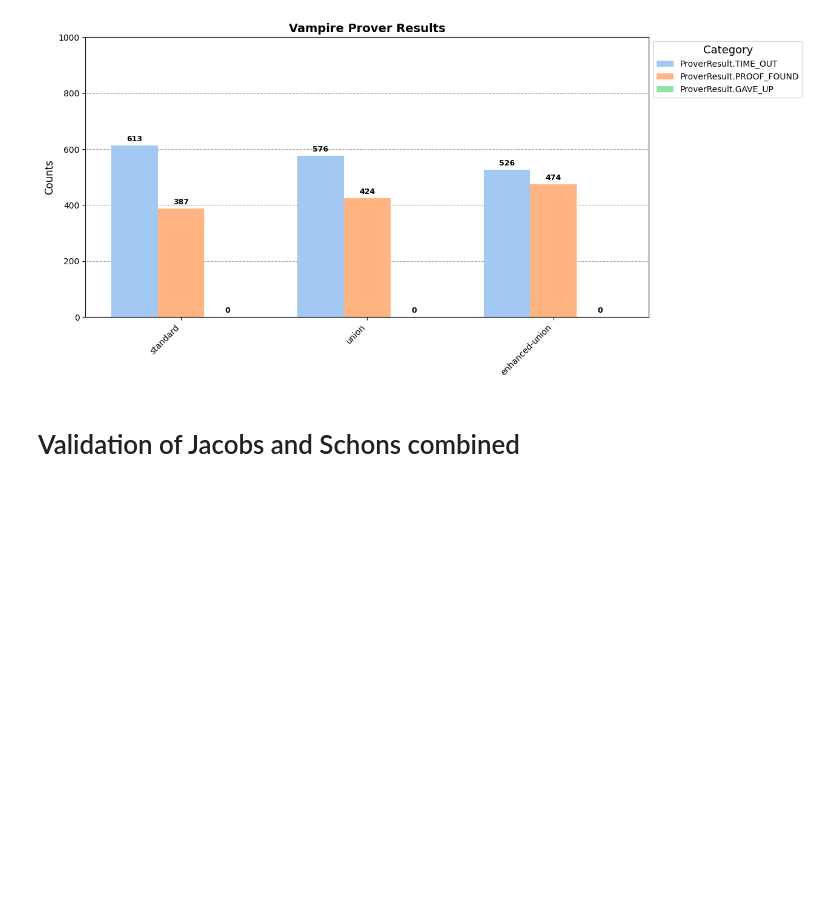
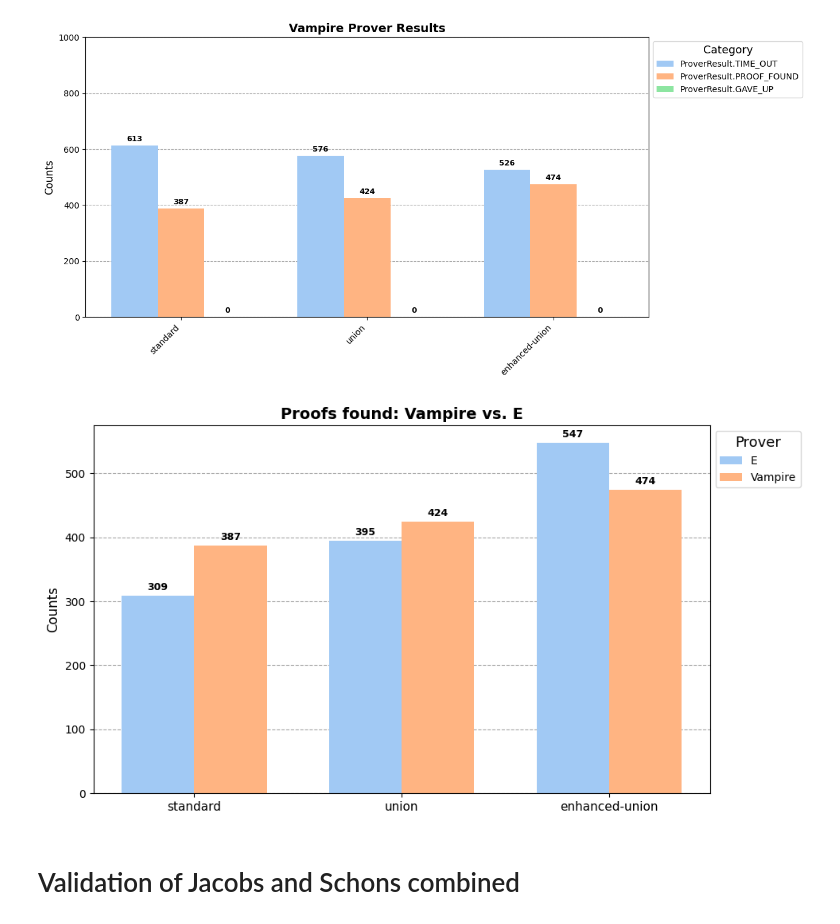
Before and after one commit to BigTeddyRush/further-work-of-seven, a Jupyter notebook: results_thesis/sum_evaluation.ipynb, the cells around one changed output. Drawn from its saved outputs; the diff is of its cells as text; code cells hidden in the pictures; blank space fills up the shorter version.

```diff
--- a/results_thesis/sum_evaluation.ipynb
+++ b/results_thesis/sum_evaluation.ipynb
@@ -124,3 +196,7 @@ summary_grafic('./summary_vampire.json', "Vampire Prover Results", "vampire_mode
+# %%
+summary_graphic_vampire('./summary_vampire_e.json', "Proofs found: Vampire vs. E", "vampire_mode_output.pdf")
+# %% [output]
+[figure, added]
 # %% [markdown]
 # Validation of Jacobs and Schons combined
 # %%
```
Also changed, not shown: parts of 1 cell of this notebook, 4 other files.
